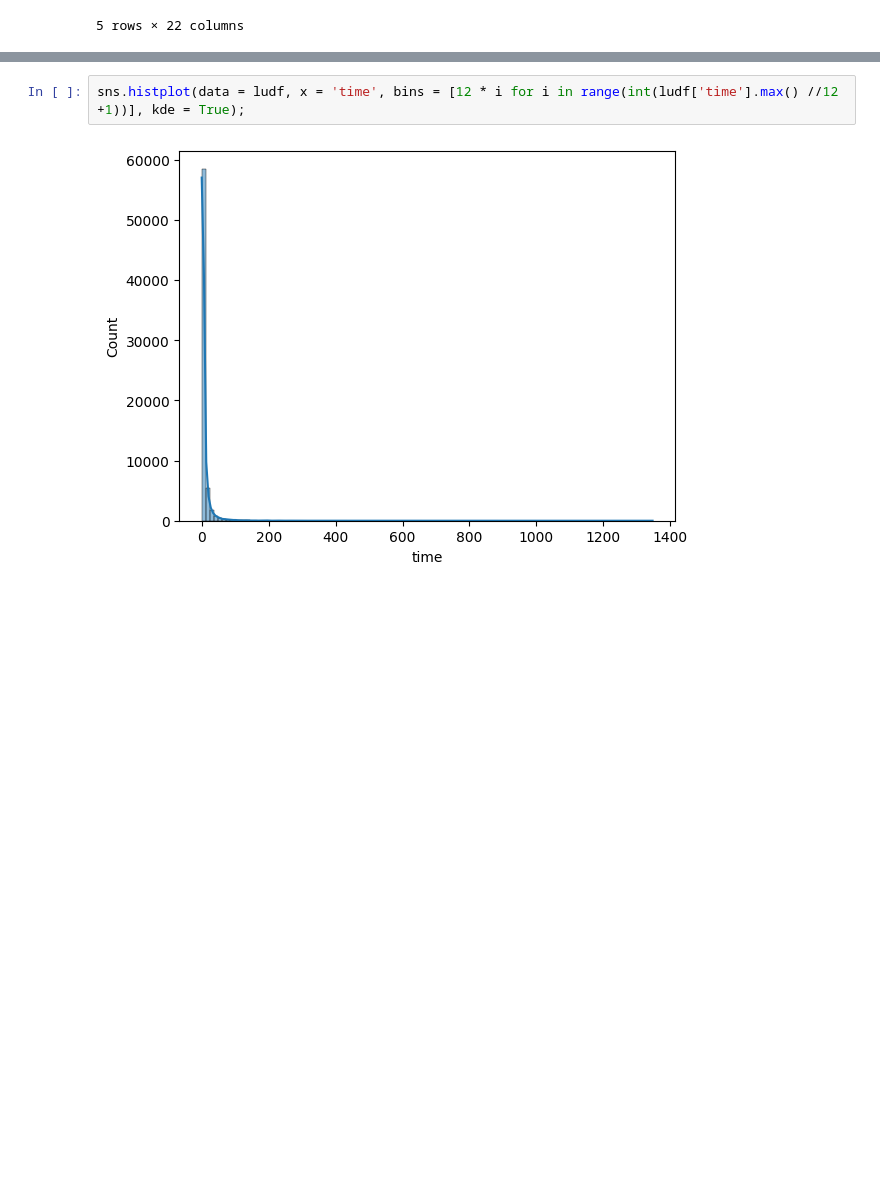
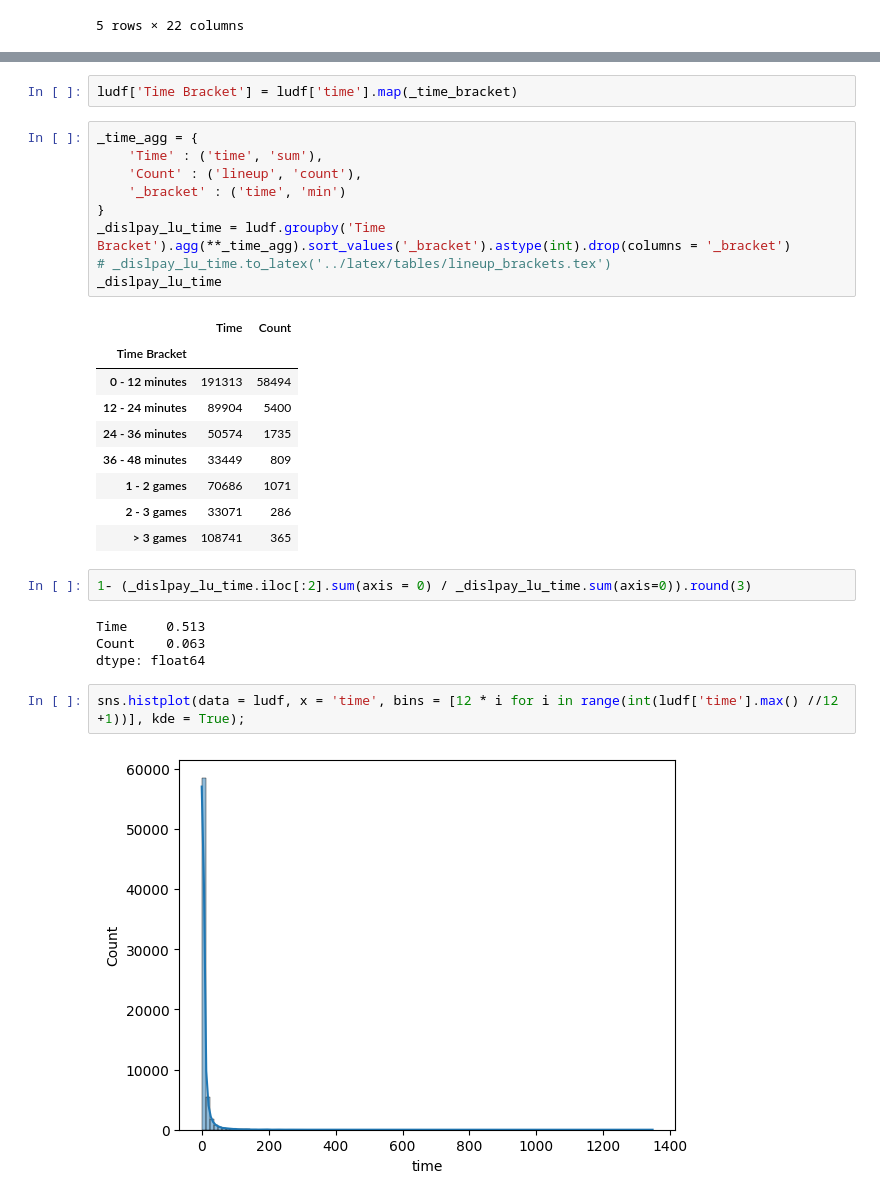
Before and after one commit to arnaud-odet/Roster_Building, a Jupyter notebook: notebooks/pbp.ipynb, the cells around one changed output, grey strips where cells are left out. Saved outputs shown, nothing was run; the diff lists cells and outputs as text; blank space fills up the shorter version.

Commit message:
Lineups playtime

```diff
--- a/notebooks/pbp.ipynb
+++ b/notebooks/pbp.ipynb
@@ -58,3 +68,30 @@ ludf.head()
+# %%
+ludf['Time Bracket'] = ludf['time'].map(_time_bracket)
+# %%
+_time_agg = {
+    'Time' : ('time', 'sum'),
+    'Count' : ('lineup', 'count'),
+    '_bracket' : ('time', 'min')
+}
+_dislpay_lu_time = ludf.groupby('Time Bracket').agg(**_time_agg).sort_values('_bracket').astype(int).drop(columns = '_bracket')
+# _dislpay_lu_time.to_latex('../latex/tables/lineup_brackets.tex')
+_dislpay_lu_time
+# %% [output]
+|  | Time | Count |
+| Time Bracket |  |  |
+| 0 - 12 minutes | 191313 | 58494 |
+| 12 - 24 minutes | 89904 | 5400 |
+| 24 - 36 minutes | 50574 | 1735 |
+| 36 - 48 minutes | 33449 | 809 |
+| 1 - 2 games | 70686 | 1071 |
+| 2 - 3 games | 33071 | 286 |
+| > 3 games | 108741 | 365 |
+# %%
+1- (_dislpay_lu_time.iloc[:2].sum(axis = 0) / _dislpay_lu_time.sum(axis=0)).round(3)
+# %% [output]
+Time     0.513
+Count    0.063
+dtype: float64
 # %%
 sns.histplot(data = ludf, x = 'time', bins = [12 * i for i in range(int(ludf['time'].max() //12 +1))], kde = True);
 # %% [output]
```
Also changed, not shown: parts of 4 cells of this notebook, 9 other files.
